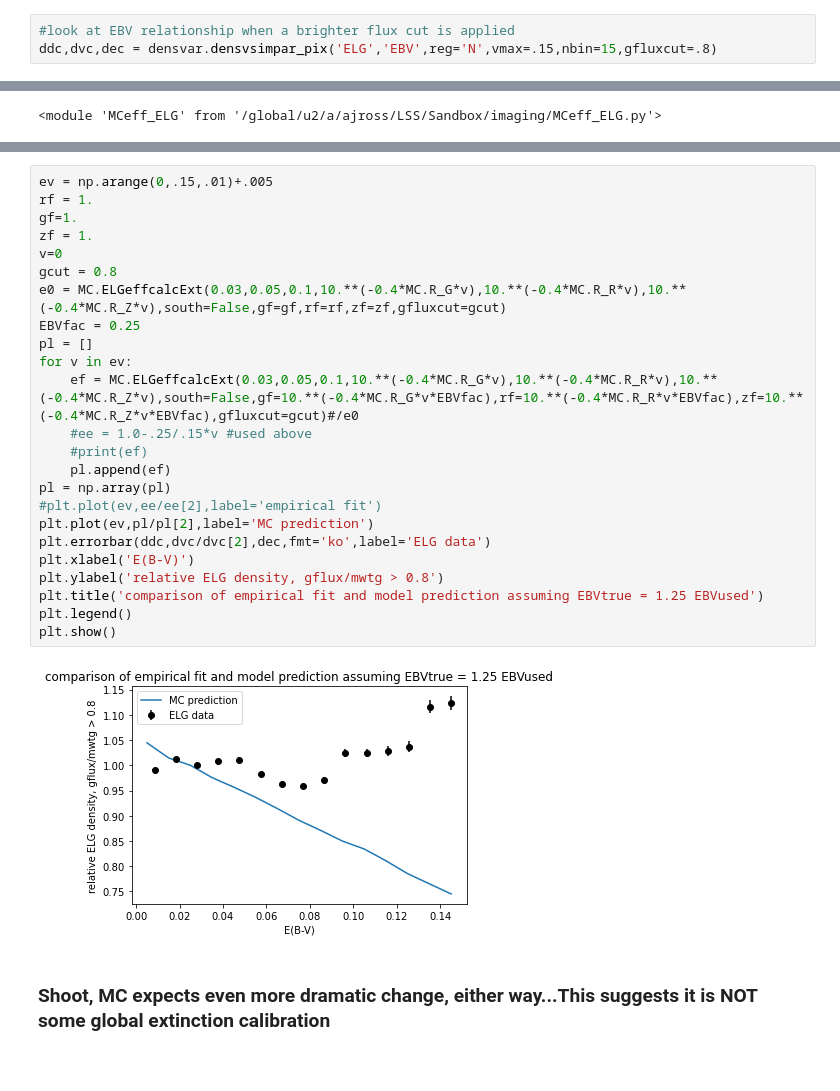
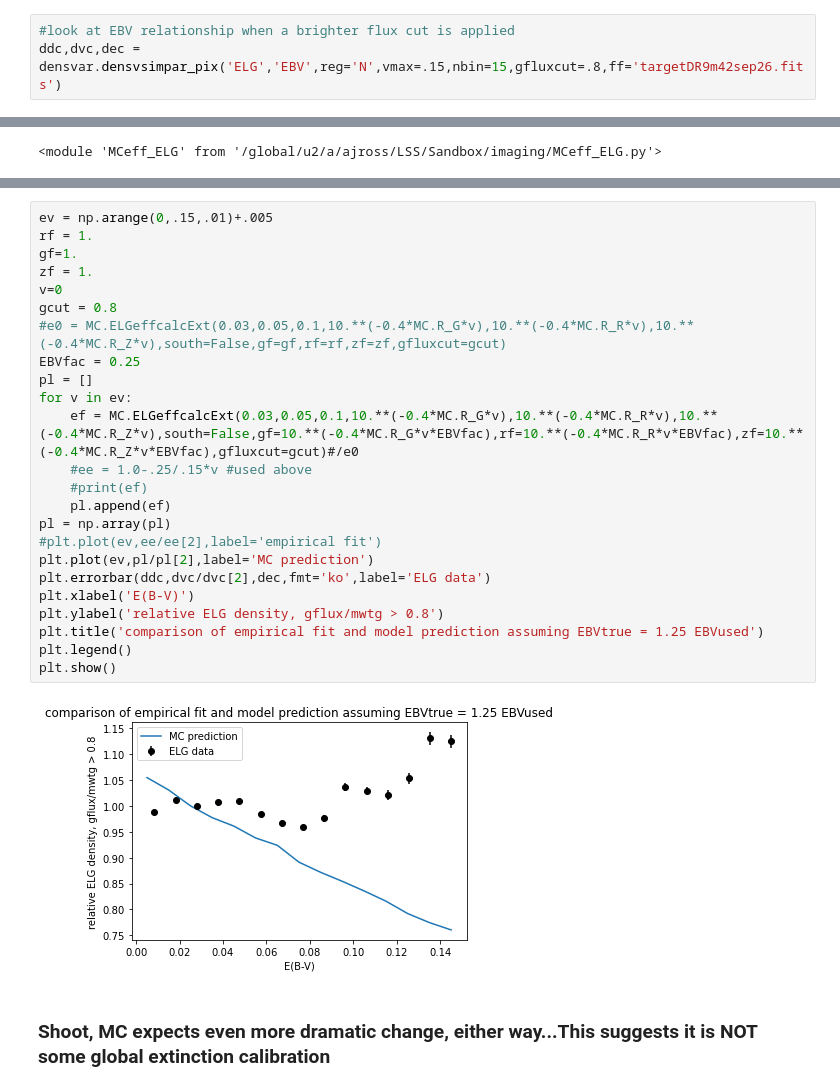
Before and after one commit to desihub/LSS, a Jupyter notebook: Sandbox/imaging/ELGEBV.ipynb, the cells around one changed output, grey strips where cells are left out. Drawn from its saved outputs; the diff is of its cells as text.

```diff
--- a/Sandbox/imaging/ELGEBV.ipynb
+++ b/Sandbox/imaging/ELGEBV.ipynb
@@ -402,5 +402,5 @@ plt.show()
 ### A 12% R_G offset is not that big in terms of bias on the fluxes. At E(B-V) = 0.1, it implies a 3.5% under-estimation of the g flux
 # %%
 #look at EBV relationship when a brighter flux cut is applied
-ddc,dvc,dec = densvar.densvsimpar_pix('ELG','EBV',reg='N',vmax=.15,nbin=15,gfluxcut=.8)
+ddc,dvc,dec = densvar.densvsimpar_pix('ELG','EBV',reg='N',vmax=.15,nbin=15,gfluxcut=.8,ff='targetDR9m42sep26.fits')
 # %% [output]
@@ -449,29 +448,29 @@ plt.show()
 # %%
 ev = np.arange(0,.15,.01)+.005
 rf = 1.
 gf=1.
 zf = 1.
 v=0
 gcut = 0.8
-e0 = MC.ELGeffcalcExt(0.03,0.05,0.1,10.**(-0.4*MC.R_G*v),10.**(-0.4*MC.R_R*v),10.**(-0.4*MC.R_Z*v),south=False,gf=gf,rf=rf,zf=zf,gfluxcut=gcut)
+#e0 = MC.ELGeffcalcExt(0.03,0.05,0.1,10.**(-0.4*MC.R_G*v),10.**(-0.4*MC.R_R*v),10.**(-0.4*MC.R_Z*v),south=False,gf=gf,rf=rf,zf=zf,gfluxcut=gcut)
 EBVfac = 0.25
 pl = []
 for v in ev:
     ef = MC.ELGeffcalcExt(0.03,0.05,0.1,10.**(-0.4*MC.R_G*v),10.**(-0.4*MC.R_R*v),10.**(-0.4*MC.R_Z*v),south=False,gf=10.**(-0.4*MC.R_G*v*EBVfac),rf=10.**(-0.4*MC.R_R*v*EBVfac),zf=10.**(-0.4*MC.R_Z*v*EBVfac),gfluxcut=gcut)#/e0
     #ee = 1.0-.25/.15*v #used above
     #print(ef)
     pl.append(ef)
 pl = np.array(pl)
 #plt.plot(ev,ee/ee[2],label='empirical fit')
 plt.plot(ev,pl/pl[2],label='MC prediction')
 plt.errorbar(ddc,dvc/dvc[2],dec,fmt='ko',label='ELG data')
 plt.xlabel('E(B-V)')
 plt.ylabel('relative ELG density, gflux/mwtg > 0.8')
 plt.title('comparison of empirical fit and model prediction assuming EBVtrue = 1.25 EBVused')
 plt.legend()
 plt.show()
 # %% [output]
-[figure, old version]
+[figure, new version]
 # %% [markdown]
 ### Shoot, MC expects even more dramatic change, either way...This suggests it is NOT some global extinction calibration
 # %% [markdown]
```
Also changed, not shown: parts of 32 cells of this notebook.
